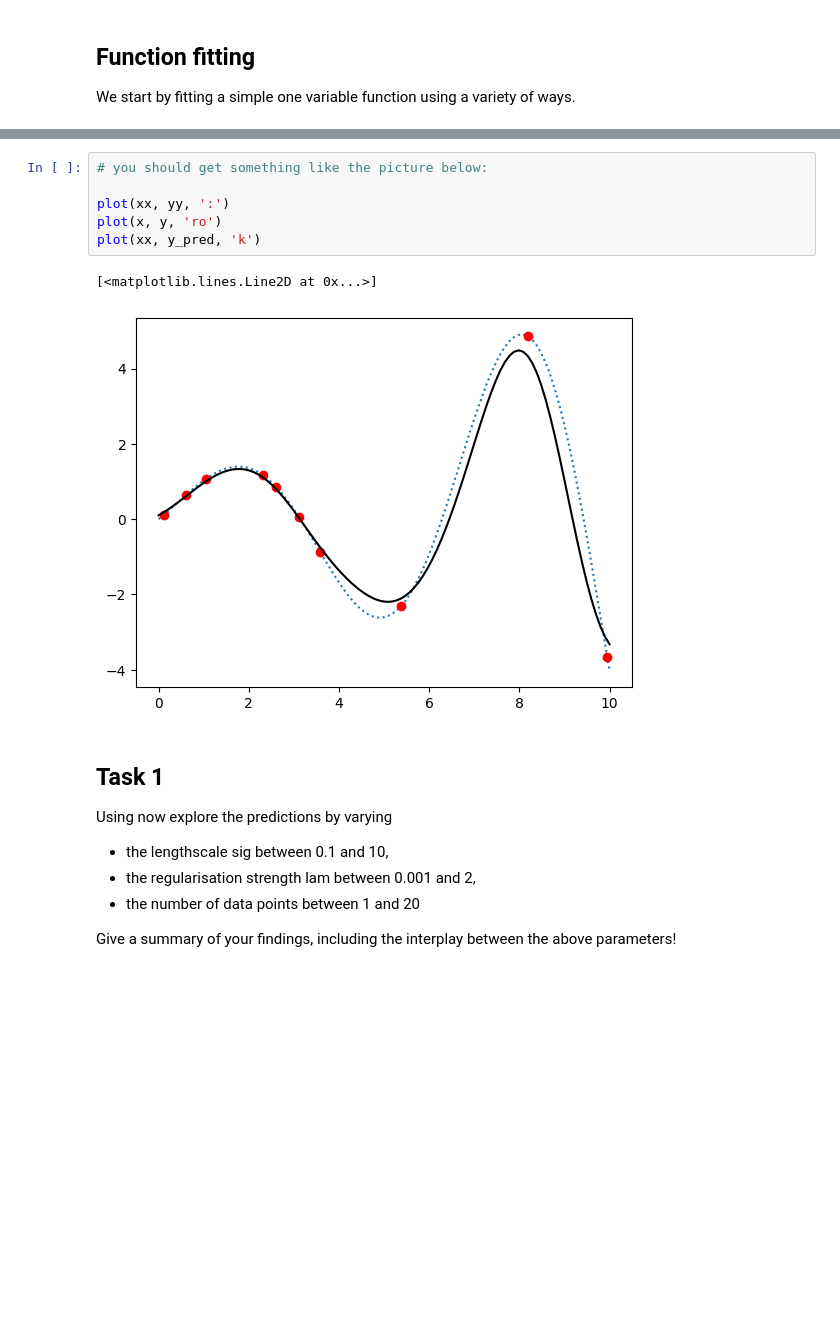
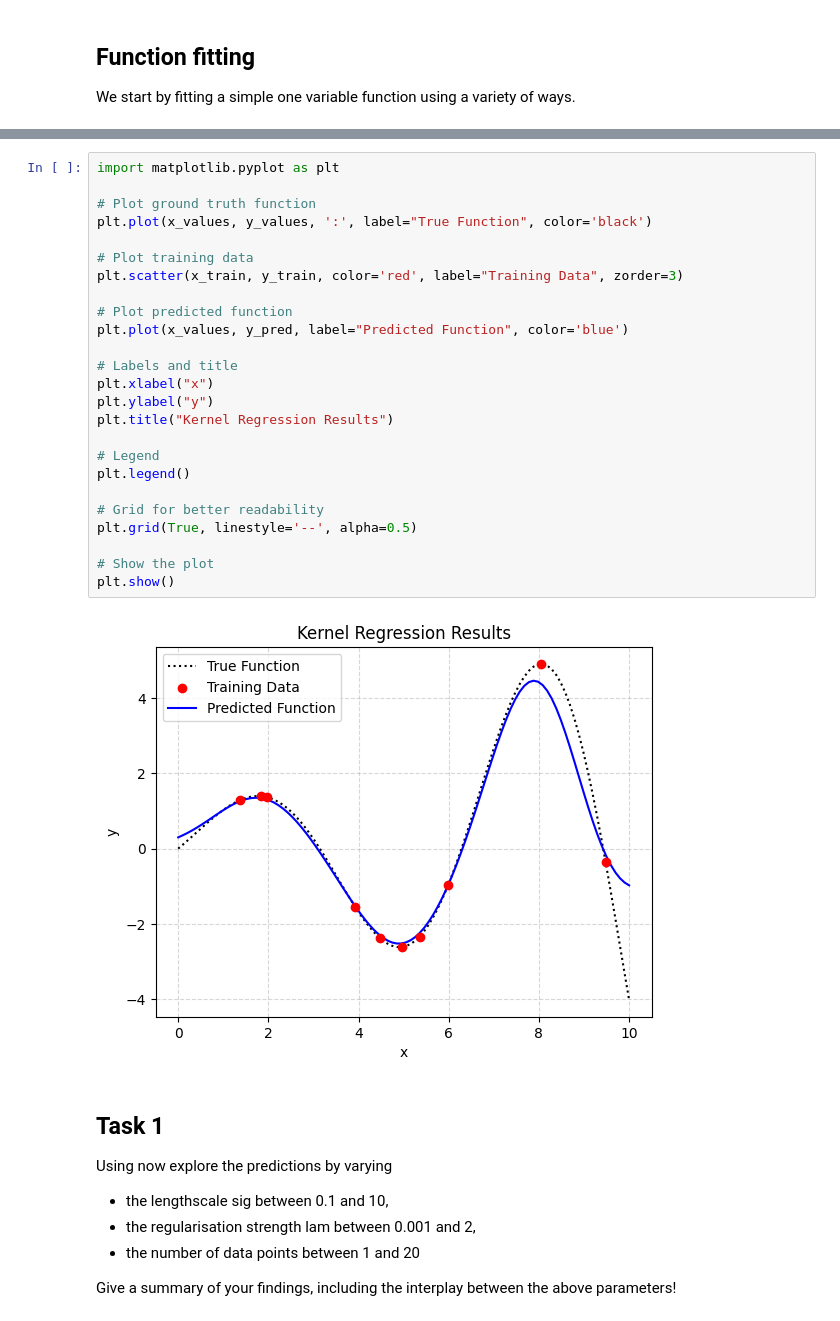
Before and after one commit to macaswalker/MatsAndMols_projects, a Jupyter notebook: _Project 3_ solubility.ipynb, the cells around one changed output, grey strips where cells are left out. Cells and saved outputs as stored; diff of their text form; blank space fills up the shorter version.

```diff
--- a/_Project 3_ solubility.ipynb
+++ b/_Project 3_ solubility.ipynb
@@ -82,12 +86,30 @@ for i in range(len(xx)):
-# %%
-# you should get something like the picture below:
-
-plot(xx, yy, ':')
-plot(x, y, 'ro')
-plot(xx, y_pred, 'k')
-# %% [output]
-[<matplotlib.lines.Line2D at 0x...>]
-[figure, removed]
+# %%
+import matplotlib.pyplot as plt
+
+# Plot ground truth function
+plt.plot(x_values, y_values, ':', label="True Function", color='black')
+
+# Plot training data
+plt.scatter(x_train, y_train, color='red', label="Training Data", zorder=3)
+
+# Plot predicted function
+plt.plot(x_values, y_pred, label="Predicted Function", color='blue')
+
+# Labels and title
+plt.xlabel("x")
+plt.ylabel("y")
+plt.title("Kernel Regression Results")
+
+# Legend
+plt.legend()
+
+# Grid for better readability
+plt.grid(True, linestyle='--', alpha=0.5)
+
+# Show the plot
+plt.show()
+# %% [output]
+[figure, added]
 # %% [markdown]
 Task 1
 --
```
Also changed, not shown: parts of 7 cells of this notebook.
